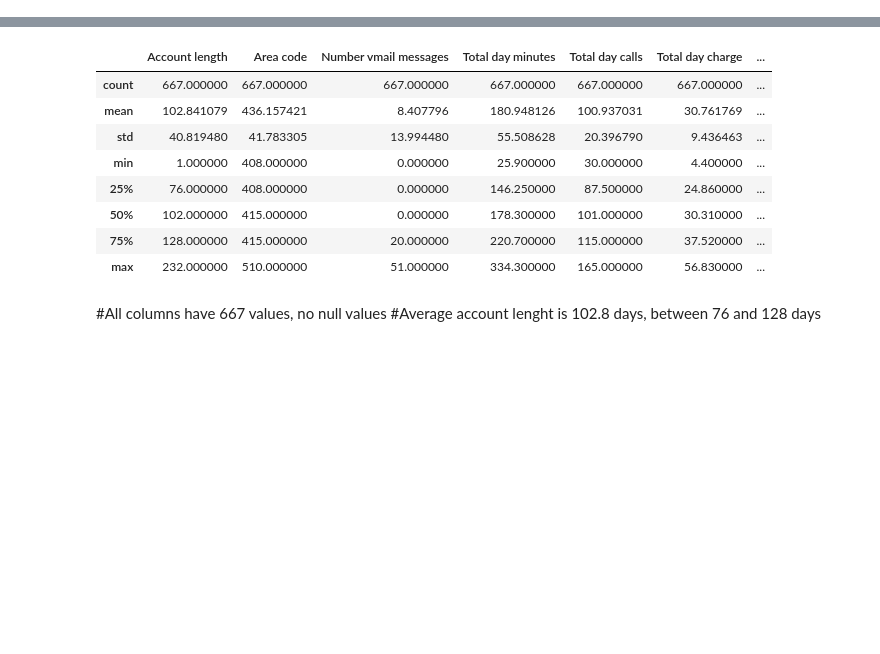
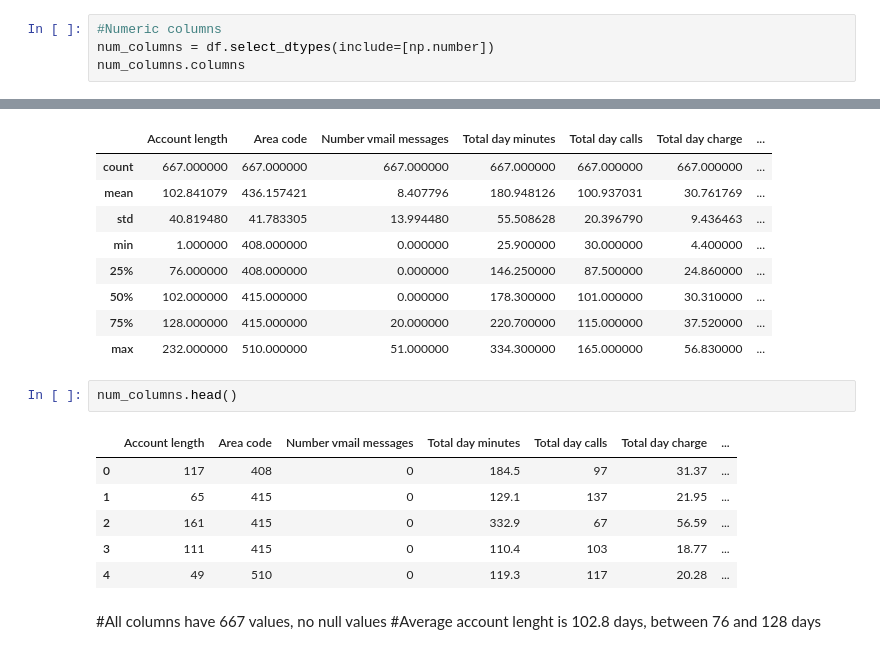
Before and after one commit to aparna-ks/EDA, a Jupyter notebook: EDA_TelecomChurn.ipynb, the cells around one changed output, grey strips where cells are left out. Drawn from its saved outputs; the diff is of its cells as text; blank space fills up the shorter version.

```diff
--- a/EDA_TelecomChurn.ipynb
+++ b/EDA_TelecomChurn.ipynb
@@ -77,3 +78,7 @@ Total intl charge         float64
 Customer service calls      int64
 Churn                        bool
 dtype: object
+# %%
+#Numeric columns
+num_columns = df.select_dtypes(include=[np.number])
+num_columns.columns
@@ -90,6 +103,15 @@ df.describe()
 | 50% | 102.000000 | 415.000000 | 0.000000 | 178.300000 | 101.000000 | 30.310000 | ... |
 | 75% | 128.000000 | 415.000000 | 20.000000 | 220.700000 | 115.000000 | 37.520000 | ... |
 | max | 232.000000 | 510.000000 | 51.000000 | 334.300000 | 165.000000 | 56.830000 | ... |
+# %%
+num_columns.head()
+# %% [output]
+|  | Account length | Area code | Number vmail messages | Total day minutes | Total day calls | Total day charge | ... |
+| 0 | 117 | 408 | 0 | 184.5 | 97 | 31.37 | ... |
+| 1 | 65 | 415 | 0 | 129.1 | 137 | 21.95 | ... |
+| 2 | 161 | 415 | 0 | 332.9 | 67 | 56.59 | ... |
+| 3 | 111 | 415 | 0 | 110.4 | 103 | 18.77 | ... |
+| 4 | 49 | 510 | 0 | 119.3 | 117 | 20.28 | ... |
 # %% [markdown]
 #All columns have 667 values, no null values
 #Average account lenght is 102.8 days, between 76 and 128 days
```
Also changed, not shown: parts of 4 cells of this notebook.
